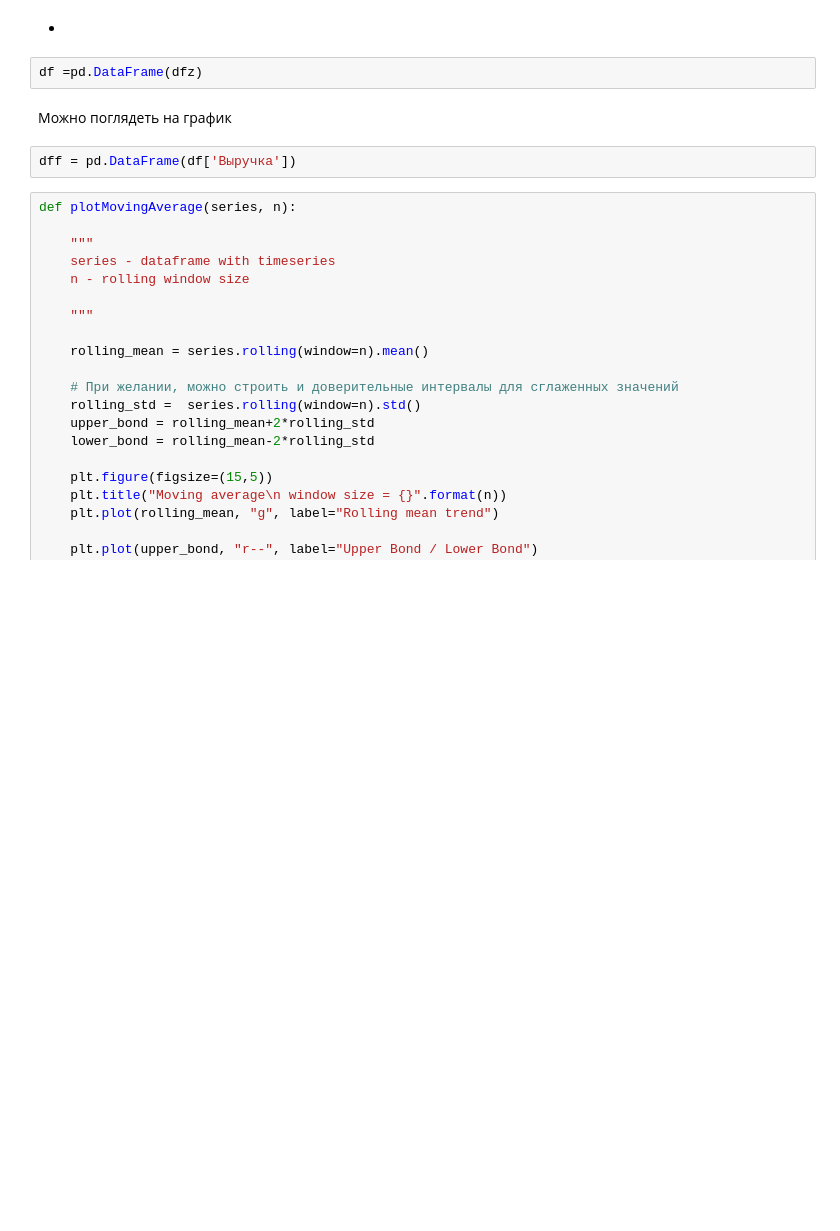
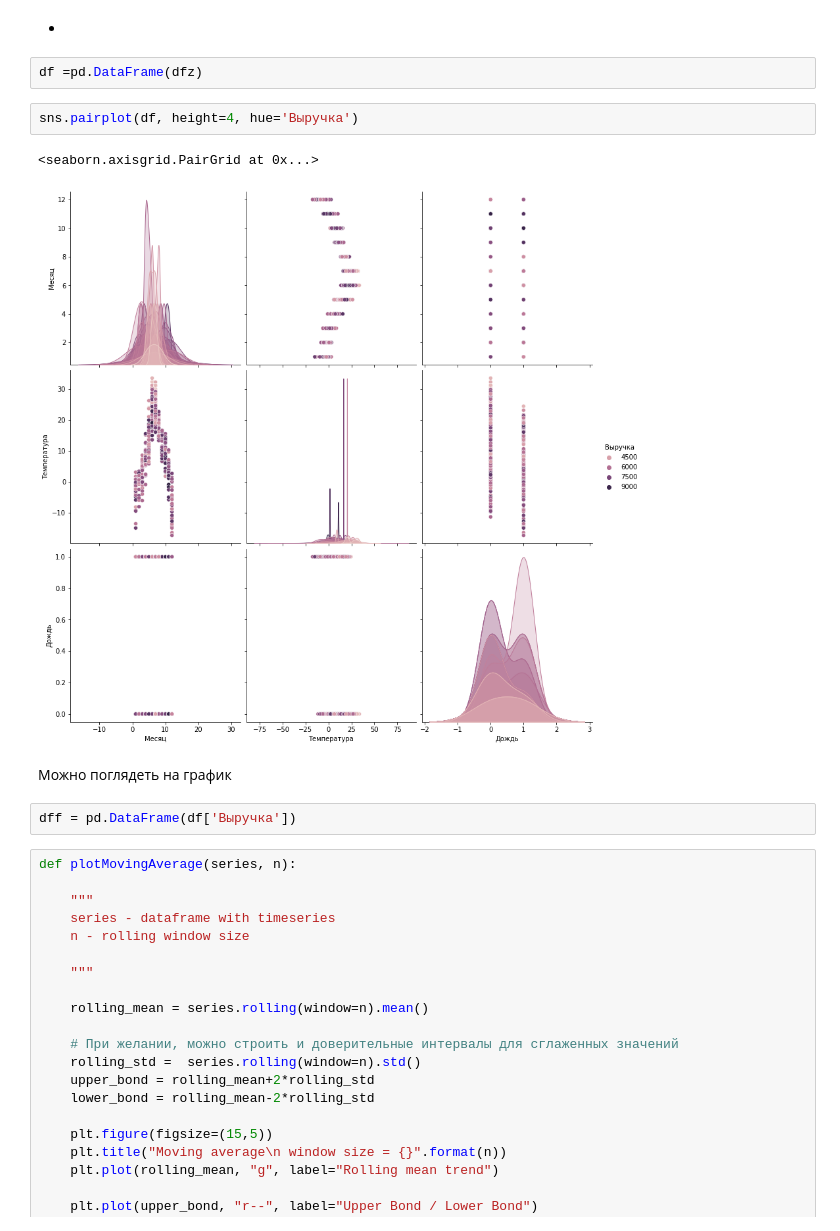
Before and after one commit to Strang1k/tgbot-daily_revenue_prediction, a Jupyter notebook: viruchka.ipynb, the cells around one changed output. Saved outputs shown, nothing was run; the diff lists cells and outputs as text; blank space fills up the shorter version.

```diff
--- a/viruchka.ipynb
+++ b/viruchka.ipynb
@@ -104,6 +53,11 @@ dfq.shape
 *
 # %%
 df =pd.DataFrame(dfz)
+# %%
+sns.pairplot(df, height=4, hue='Выручка')
+# %% [output]
+<seaborn.axisgrid.PairGrid at 0x...>
+[figure, added]
 # %% [markdown]
 Можно поглядеть на график
 # %%
```
Also changed, not shown: parts of 98 cells of this notebook.
